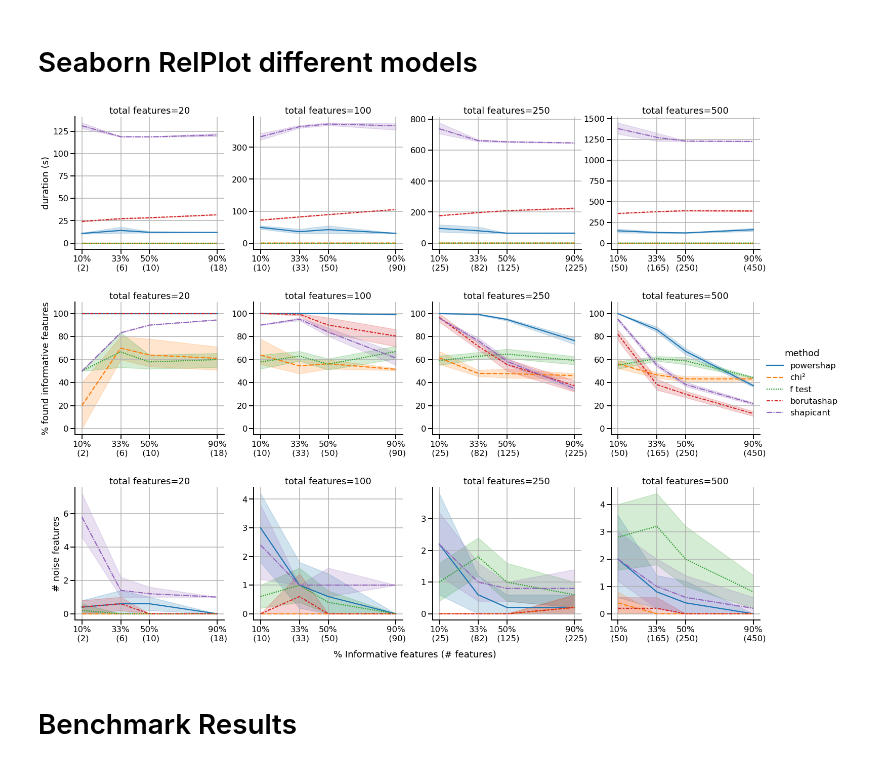
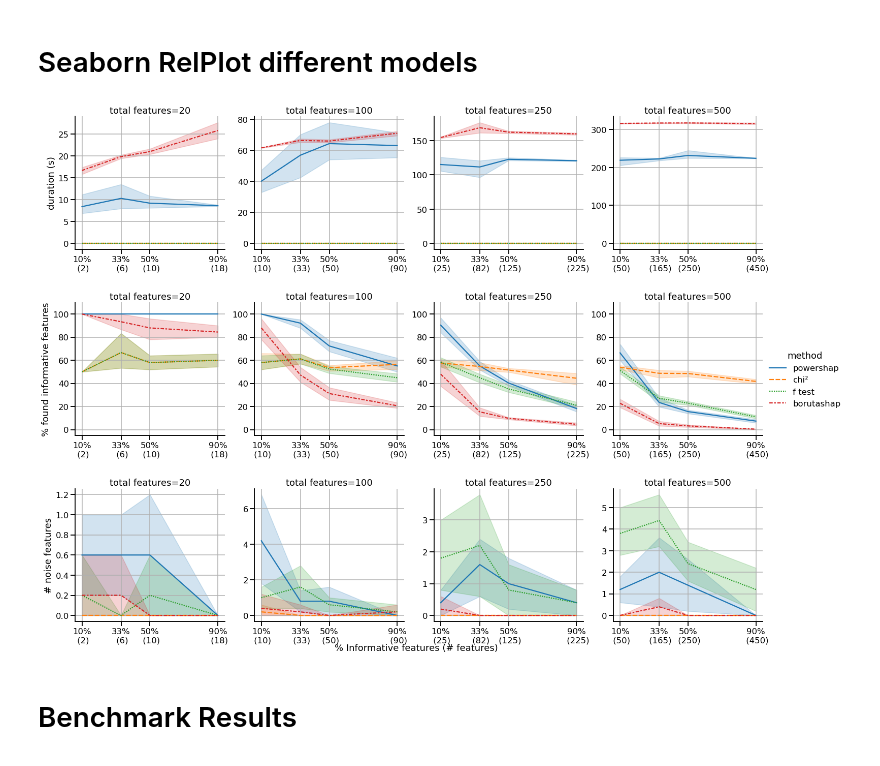
Before and after one commit to predict-idlab/powershap, a Jupyter notebook: examples/visualisation_powershap.ipynb, the cells around one changed output. Saved outputs shown, nothing was run; the diff lists cells and outputs as text; code cells hidden in the pictures.

```diff
--- a/examples/visualisation_powershap.ipynb
+++ b/examples/visualisation_powershap.ipynb
@@ -92,7 +92,10 @@ pure_powershap = False
 df_esti_500 = pd.read_csv("results/estimators_500_Classification_output_df.csv")
 df_esti_500["method"]="powershap - catboost - 500 est"
 df_esti_250 = pd.read_csv("results/estimators_250_Classification_output_df.csv")
-df_esti_250["method"]="powershap"# - catboost - 250 est"
+if pure_powershap:
+    df_esti_250["method"]="powershap - catboost - 250 est"
+else:
+    df_esti_250["method"]="powershap"
 df_esti_50 = pd.read_csv("results/estimators_50_Classification_output_df.csv")
 df_esti_50["method"]="powershap - catboost - 50 est"
 
@@ -132,7 +135,7 @@ df_shapicant = df_shapicant.append(t)
 df_boruta = pd.read_csv("results/250_est_Catboost_borutashap_output_df.csv")
 df_boruta["method"]="borutashap"
 
-order_samples = [5000]#1000,5000,20000]
+order_samples = [1000]#[5000]#1000,5000,20000]
 order_features = [20,100,250,500]
 
 
@@ -147,11 +150,13 @@ if pure_powershap:
     df = df_esti_50.append(df_esti_250).append(df_esti_500).append(df_logreg).append(df_random)
     df_n = 5
 else:
-    df = df_esti_250.append(df_chisq).append(df_f_classif).append(df_boruta).append(df_shapicant)
-    df_n=5
+    #df = df_esti_250.append(df_chisq).append(df_f_classif).append(df_boruta).append(df_shapicant)
+    #df_n=5
+    df = df_esti_250.append(df_chisq).append(df_f_classif).append(df_boruta)#.append(df_shapicant)
+    df_n=4
 
 
-df["%informative_features"]=np.tile(np.repeat([10,33,50,90],5),15*5)
+df["%informative_features"]=np.tile(np.repeat([10,33,50,90],5),15*df_n)
 df["%found_informative_features"]=df["found_informative_features"]/df["informative_features"]*100
 df["%outputted_noise_features"]=df["outputted_noise_features"]/(df["total_features"]-df["informative_features"])*100
 
@@ -198,44 +203,47 @@ for axs in axis_all[1]:
 j_plot=0
 for row_axs, row_name in zip(g.axes, row_names):
     row_axs[0].set_ylabel(row_name)
 
     for rows in row_axs:
         rows.grid()
         rows.set_xlabel("")
         rows.set_xticks(ticks=[10,33,50,90])
         rows.set_xticklabels(append_list_strings_dict(["10%\n","33%\n","50%\n","90%\n"],df[(df["total features"]==order_features[j_plot%5])&(df.seed==j_plot%5)].informative_features.values))
         j_plot = j_plot + 1
     j_plot = 0
 
-#g.axes[-1][2].set_xlabel("% Informative features (# features)")
-plt.text(-110, -1.5, "% Informative features (# features)", ha='center', va='center')
+
+if pure_powershap:
+    plt.text(-110, -40, "% Informative features (# features)", ha='center', va='center')
+else:
+    plt.text(-110, -1.5, "% Informative features (# features)", ha='center', va='center')
 
 
 plt.subplots_adjust(wspace=0.2, hspace=0.4)
 
 
 if pure_powershap:
-    plt.savefig("results/powershap_performance_all_diff_models"+str(order_samples[0])+".jpg", bbox_inches="tight")
-    plt.savefig("results/powershap_performance_all_diff_models"+str(order_samples[0])+".pdf", bbox_inches="tight")
-    plt.savefig("results/powershap_performance_all_diff_models"+str(order_samples[0])+".svg", bbox_inches="tight")
-    plt.savefig("results/powershap_performance_all_diff_models"+str(order_samples[0])+".png", bbox_inches="tight")
+    plt.savefig("results/powershap_performance_all_diff_models_"+str(order_samples[0])+".jpg", bbox_inches="tight")
+    plt.savefig("results/powershap_performance_all_diff_models_"+str(order_samples[0])+".pdf", bbox_inches="tight")
+    plt.savefig("results/powershap_performance_all_diff_models_"+str(order_samples[0])+".svg", bbox_inches="tight")
+    plt.savefig("results/powershap_performance_all_diff_models_"+str(order_samples[0])+".png", bbox_inches="tight")
 else:
-    plt.savefig("results/total_perforamnce_all_models_"+str(order_samples[0])+".jpg", bbox_inches="tight")
-    plt.savefig("results/total_perforamnce_all_models_"+str(order_samples[0])+".pdf", bbox_inches="tight")
-    plt.savefig("results/total_perforamnce_all_models_"+str(order_samples[0])+".svg", bbox_inches="tight")
-    plt.savefig("results/total_perforamnce_all_models_"+str(order_samples[0])+".png", bbox_inches="tight")
+    plt.savefig("results/total_performance_all_methods_"+str(order_samples[0])+".jpg", bbox_inches="tight")
+    plt.savefig("results/total_performance_all_methods_"+str(order_samples[0])+".pdf", bbox_inches="tight")
+    plt.savefig("results/total_performance_all_methods_"+str(order_samples[0])+".svg", bbox_inches="tight")
+    plt.savefig("results/total_performance_all_methods_"+str(order_samples[0])+".png", bbox_inches="tight")
 
 #plt.savefig("total_perforamnce_all_models_"+str(order_samples[0])+".jpg", bbox_inches="tight")
 #plt.savefig("total_perforamnce_all_models_"+str(order_samples[0])+".pdf", bbox_inches="tight")
 #plt.savefig("total_perforamnce_all_models_"+str(order_samples[0])+".svg", bbox_inches="tight")
 #plt.savefig("total_perforamnce_all_models_"+str(order_samples[0])+".png", bbox_inches="tight")
 
 #plt.savefig("classification_50_estimators_performance_plot.pdf", bbox_inches="tight")
 #plt.savefig("classification_50_estimators_performance_plot.jpg", bbox_inches="tight")
 #plt.savefig("classification_50_estimators_performance_plot.pdf", bbox_inches="tight")
 #plt.savefig("logisticregression_cv_performance_plot.jpg", bbox_inches="tight")
 # %% [output]
-[figure, old version]
+[figure, new version]
 # %% [markdown]
 # Benchmark Results
 # %%
```
Also changed, not shown: 4 other files.
